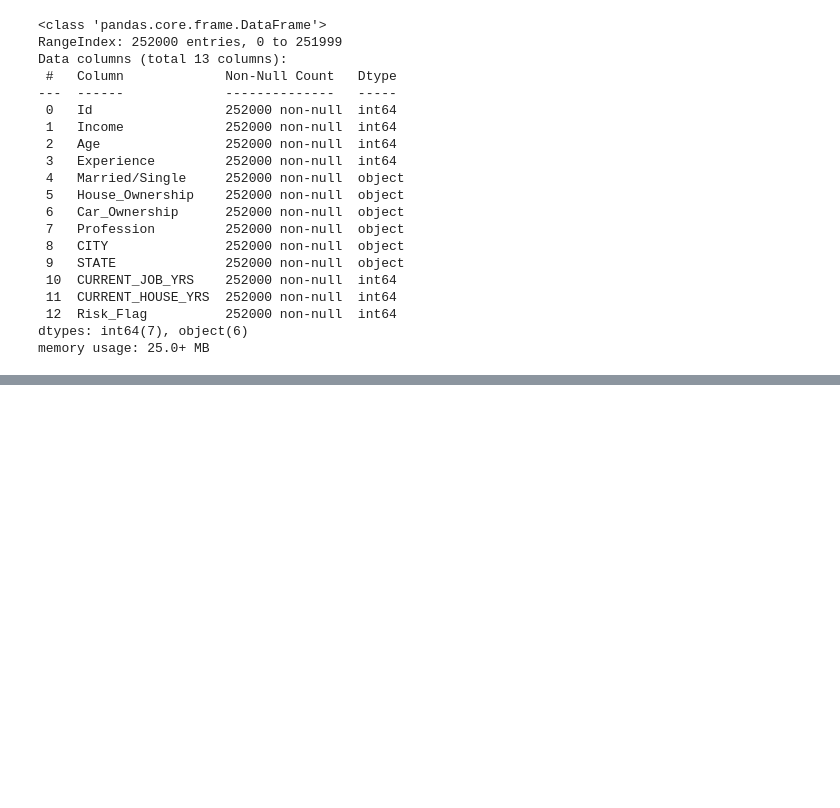
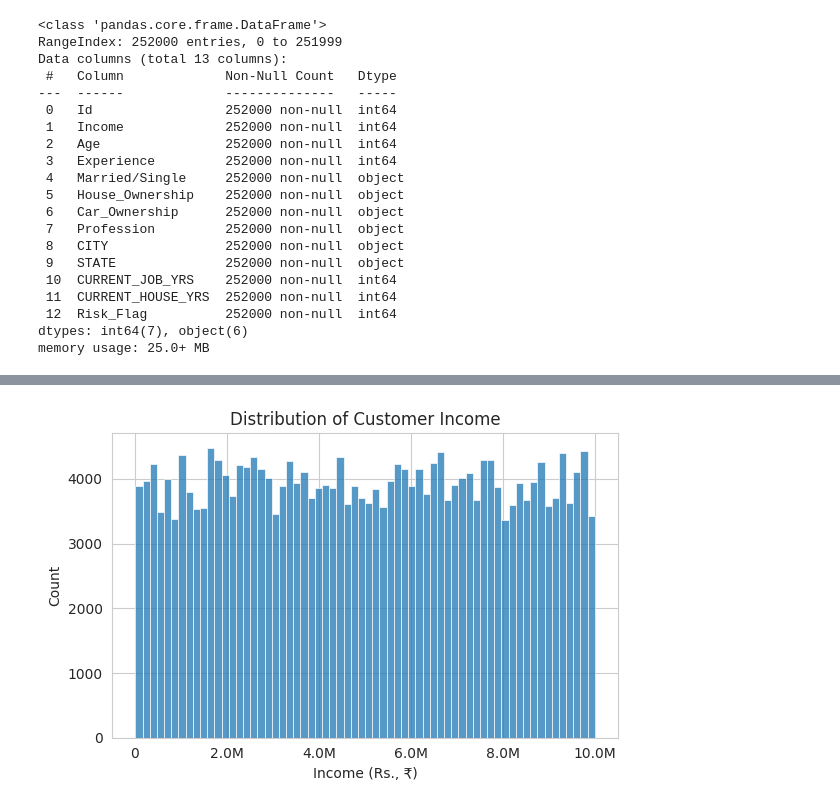
Before and after one commit to mfathul21/loan-prediction, a Jupyter notebook: Loan_Prediction_Based_on_Customers_Behaviour.ipynb, the cells around one changed output, grey strips where cells are left out. Saved outputs shown, nothing was run; the diff lists cells and outputs as text; code cells hidden in the pictures; blank space fills up the shorter version.

```diff
--- a/Loan_Prediction_Based_on_Customers_Behaviour.ipynb
+++ b/Loan_Prediction_Based_on_Customers_Behaviour.ipynb
@@ -124,0 +169,10 @@ Index(['Married/Single', 'House_Ownership', 'Car_Ownership', 'Profession',
+# %%
+def currency_formatter(x):
+    if x >= 1e6:
+        return '{:1.1f}M'.format(x * 1e-6)
+    elif x >= 1e3:
+        return '{:1.0f}k'.format(x * 1e-3)
+    else:
+        return '{:1.0f}'.format(x)
+
+formatter = FuncFormatter(currency_formatter)
@@ -124,0 +221,12 @@ Index(['Married/Single', 'House_Ownership', 'Car_Ownership', 'Profession',
+# %%
+plt.figure(figsize=(6,4))
+
+ax = sns.histplot(x='income', data=df)
+ax.xaxis.set_major_formatter(formatter)
+plt.title('Distribution of Customer Income')
+plt.xlabel('Income (Rs., ₹)')
+
+plt.tight_layout()
+plt.show()
+# %% [output]
+[figure, added]
```
Also changed, not shown: parts of 31 cells of this notebook.
